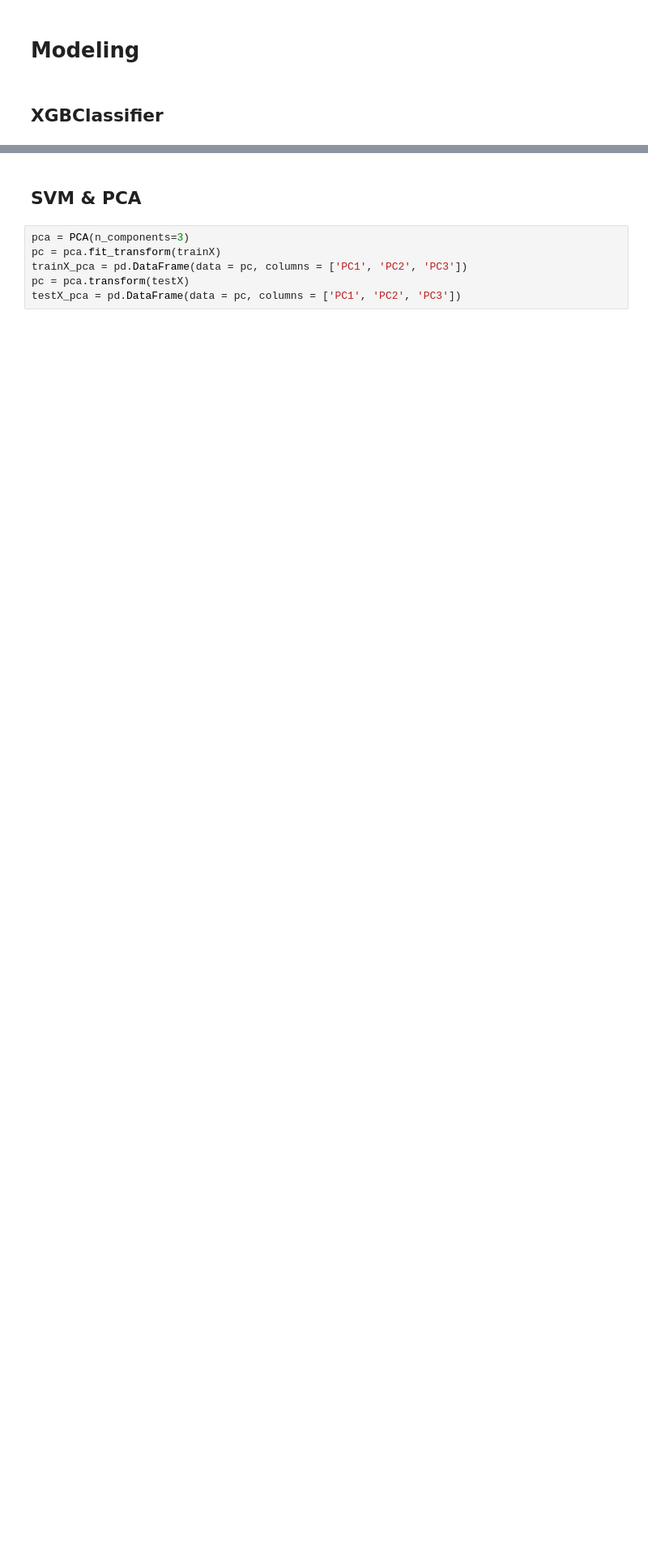
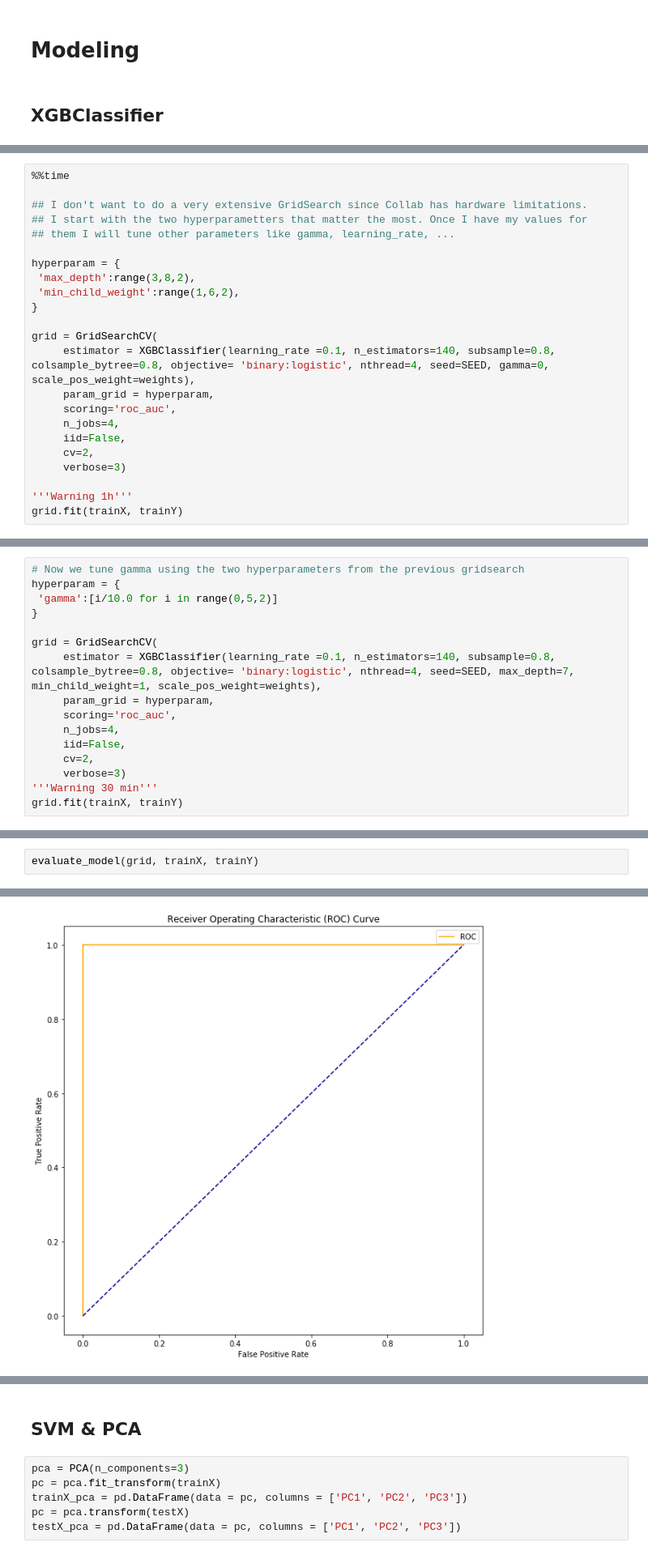
Before and after one commit to AdrianDiez/MobileFraud, a Jupyter notebook: Fraud_Detection.ipynb, the cells around one changed output, grey strips where cells are left out. Shown at 81% size. Drawn from its saved outputs; the diff is of its cells as text; blank space fills up the shorter version.

```diff
--- a/Fraud_Detection.ipynb
+++ b/Fraud_Detection.ipynb
@@ -347,0 +379,23 @@ to_graphviz(clf)
+# %%
+%%time
+
+## I don't want to do a very extensive GridSearch since Collab has hardware limitations.
+## I start with the two hyperparametters that matter the most. Once I have my values for
+## them I will tune other parameters like gamma, learning_rate, ...
+
+hyperparam = {
+ 'max_depth':range(3,8,2),
+ 'min_child_weight':range(1,6,2),
+}
+
+grid = GridSearchCV(
+     estimator = XGBClassifier(learning_rate =0.1, n_estimators=140, subsample=0.8, colsample_bytree=0.8, objective= 'binary:logistic', nthread=4, seed=SEED, gamma=0, scale_pos_weight=weights),
+     param_grid = hyperparam,
+     scoring='roc_auc',
+     n_jobs=4,
+     iid=False,
+     cv=2,
+     verbose=3)
+
+'''Warning 1h'''
+grid.fit(trainX, trainY)
@@ -347,0 +421,16 @@ to_graphviz(clf)
+# %%
+# Now we tune gamma using the two hyperparameters from the previous gridsearch
+hyperparam = {
+ 'gamma':[i/10.0 for i in range(0,5,2)]
+}
+
+grid = GridSearchCV(
+     estimator = XGBClassifier(learning_rate =0.1, n_estimators=140, subsample=0.8, colsample_bytree=0.8, objective= 'binary:logistic', nthread=4, seed=SEED, max_depth=7, min_child_weight=1, scale_pos_weight=weights),
+     param_grid = hyperparam,
+     scoring='roc_auc',
+     n_jobs=4,
+     iid=False,
+     cv=2,
+     verbose=3)
+'''Warning 30 min'''
+grid.fit(trainX, trainY)
@@ -347,0 +456,3 @@ to_graphviz(clf)
+# %%
+evaluate_model(grid, trainX, trainY)
+# %% [output]
@@ -347,0 +468 @@ to_graphviz(clf)
+[figure, added]
```
Also changed, not shown: parts of 35 cells of this notebook.
